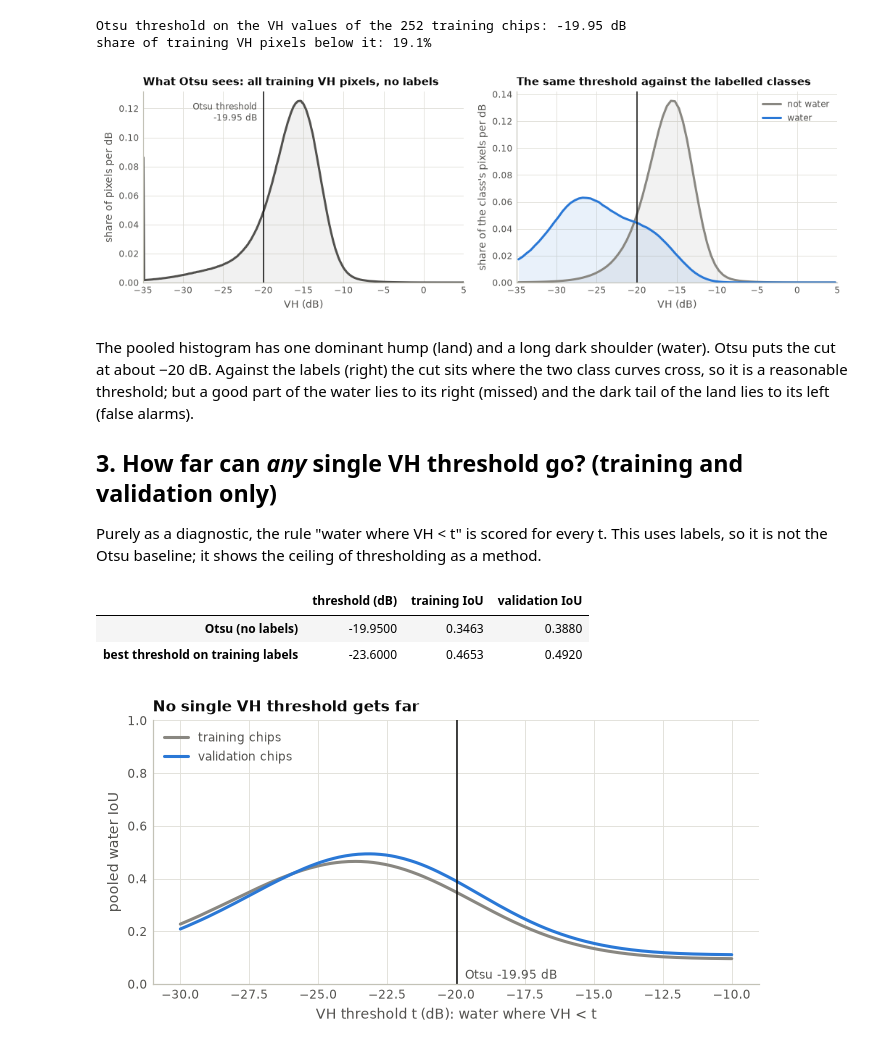
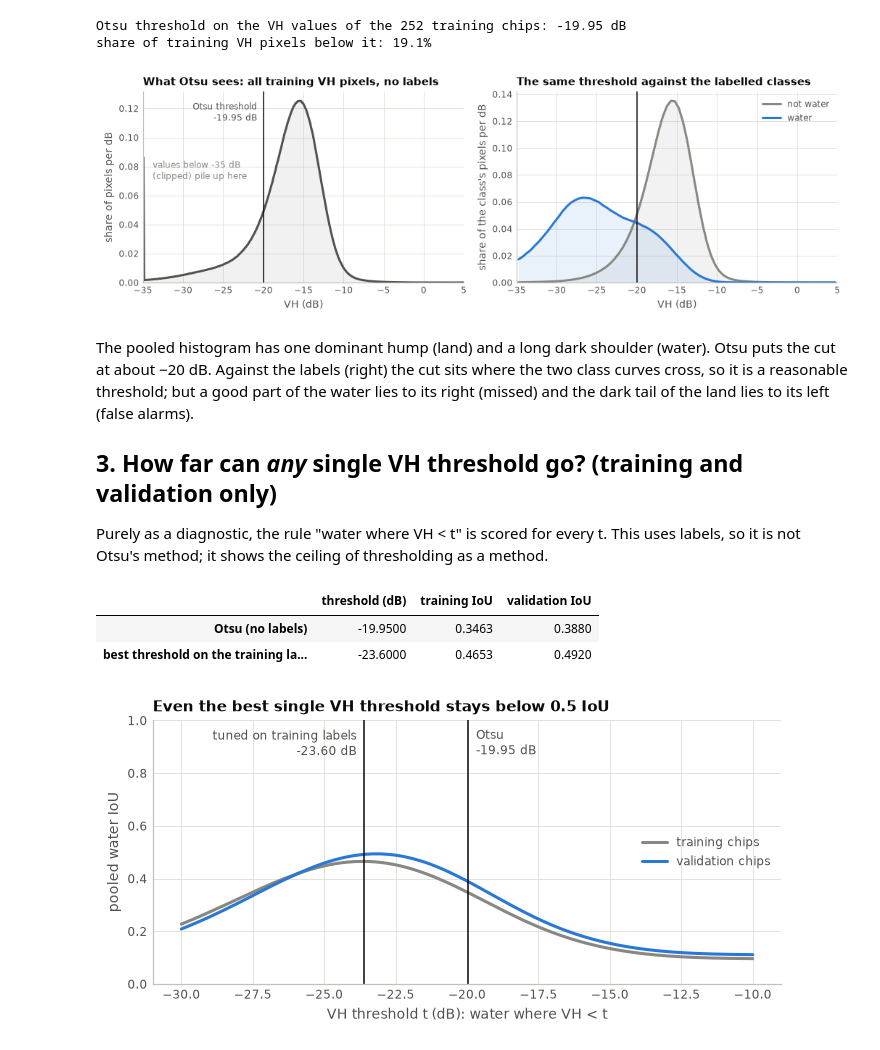
Before and after one commit to roopakraam/FloodWatch, a Jupyter notebook: notebooks/02_otsu_baseline.ipynb, the cells around one changed output. Cells and saved outputs as stored; diff of their text form; code cells hidden in the pictures.

```diff
--- a/notebooks/02_otsu_baseline.ipynb
+++ b/notebooks/02_otsu_baseline.ipynb
@@ -52,6 +52,8 @@ axes[0].fill_between(centers, counts / counts.sum() / 0.1, color=viz.INK_2, alph
 axes[0].axvline(threshold, color=viz.INK, linewidth=1)
 axes[0].annotate(f"Otsu threshold\n{threshold:.2f} dB", (threshold, axes[0].get_ylim()[1] * 0.95), xytext=(-6, 0),
                  textcoords="offset points", ha="right", va="top", fontsize=8, color=viz.INK_2)
+axes[0].annotate("values below -35 dB\n(clipped) pile up here", (-34.9, counts[0] / counts.sum() / 0.1), xytext=(8, -2),
+                 textcoords="offset points", va="top", fontsize=8, color=viz.MUTED)
 axes[0].set_title("What Otsu sees: all training VH pixels, no labels")
 axes[0].set_xlabel("VH (dB)")
 axes[0].set_ylabel("share of pixels per dB")
@@ -76,46 +78,47 @@ fig.tight_layout()
 viz.savefig(fig, ROOT / "figures" / "otsu_threshold.png")
 plt.show()
 # %% [output]
-[figure, old version]
+[figure, new version]
 # %% [markdown]
 The pooled histogram has one dominant hump (land) and a long dark shoulder (water). Otsu puts the cut at about −20 dB. Against the labels (right) the cut sits where the two class curves cross, so it is a reasonable threshold; but a good part of the water lies to its right (missed) and the dark tail of the land lies to its left (false alarms).
 
 ## 3. How far can *any* single VH threshold go? (training and validation only)
 
-Purely as a diagnostic, the rule "water where VH < t" is scored for every t. This uses labels, so it is not the Otsu baseline; it shows the ceiling of thresholding as a method.
+Purely as a diagnostic, the rule "water where VH < t" is scored for every t. This uses labels, so it is not Otsu's method; it shows the ceiling of thresholding as a method.
 # %%
-ts = np.arange(-30.0, -10.0 + 1e-9, 0.05)
+ts = otsu_baseline.SWEEP
 sweep = pd.DataFrame({"threshold_db": ts,
                       "train_iou": otsu_baseline.threshold_sweep("train", ts),
                       "val_iou": otsu_baseline.threshold_sweep("val", ts)})
 sweep.to_csv(ROOT / "results" / "R00_threshold_sweep.csv", index=False)
 
-at_otsu = sweep.iloc[(sweep["threshold_db"] - threshold).abs().idxmin()]
-best_train = sweep.loc[sweep["train_iou"].idxmax()]
+tuned = otsu_baseline.tuned_threshold()
+at = lambda t: sweep.iloc[(sweep["threshold_db"] - t).abs().idxmin()]
 ceiling = pd.DataFrame({
-    "threshold (dB)": [threshold, best_train["threshold_db"]],
-    "training IoU": [at_otsu["train_iou"], best_train["train_iou"]],
-    "validation IoU": [at_otsu["val_iou"], best_train["val_iou"]],
-}, index=["Otsu (no labels)", "best threshold on training labels"])
+    "threshold (dB)": [threshold, tuned],
+    "training IoU": [at(threshold)["train_iou"], at(tuned)["train_iou"]],
+    "validation IoU": [at(threshold)["val_iou"], at(tuned)["val_iou"]],
+}, index=["Otsu (no labels)", "best threshold on the training labels"])
 ceiling
 # %% [output]
 |  | threshold (dB) | training IoU | validation IoU |
 | Otsu (no labels) | -19.9500 | 0.3463 | 0.3880 |
-| best threshold on training labels | -23.6000 | 0.4653 | 0.4920 |
+| best threshold on the training la... | -23.6000 | 0.4653 | 0.4920 |
 # %%
-fig, ax = plt.subplots(figsize=(6.2, 3.2))
+fig, ax = plt.subplots(figsize=(6.4, 3.2))
 ax.plot(sweep["threshold_db"], sweep["train_iou"], color=viz.GREY, label="training chips")
 ax.plot(sweep["threshold_db"], sweep["val_iou"], color=viz.BLUE, label="validation chips")
-ax.axvline(threshold, color=viz.INK, linewidth=1)
-ax.annotate(f"Otsu {threshold:.2f} dB", (threshold, 0.02), xytext=(5, 0), textcoords="offset points", fontsize=8, color=viz.INK_2)
+for t, name, ha, dx in ((threshold, f"Otsu\n{threshold:.2f} dB", "left", 5), (tuned, f"tuned on training labels\n{tuned:.2f} dB", "right", -5)):
+    ax.axvline(t, color=viz.INK, linewidth=1)
+    ax.annotate(name, (t, 0.97), xytext=(dx, 0), textcoords="offset points", ha=ha, va="top", fontsize=8, color=viz.INK_2)
 ax.set_xlabel("VH threshold t (dB): water where VH < t")
 ax.set_ylabel("pooled water IoU")
 ax.set_ylim(0, 1)
-ax.set_title("No single VH threshold gets far")
-ax.legend(loc="upper left")
+ax.set_title("Even the best single VH threshold stays below 0.5 IoU")
+ax.legend(loc="center right")
 fig.tight_layout()
 viz.savefig(fig, ROOT / "figures" / "otsu_threshold_sweep.png")
 plt.show()
 # %% [output]
-[figure, old version]
+[figure, new version]
 # %% [markdown]
```
Also changed, not shown: parts of 5 cells of this notebook, 23 other files.
